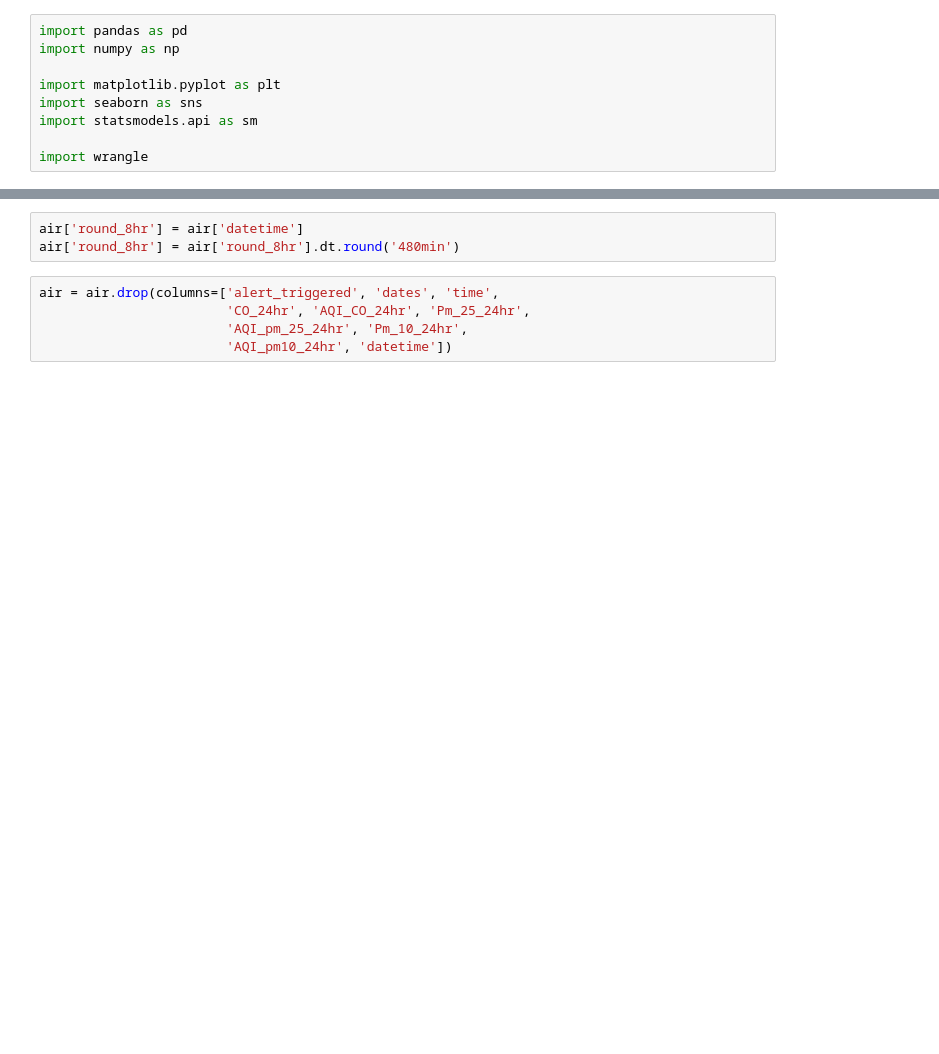
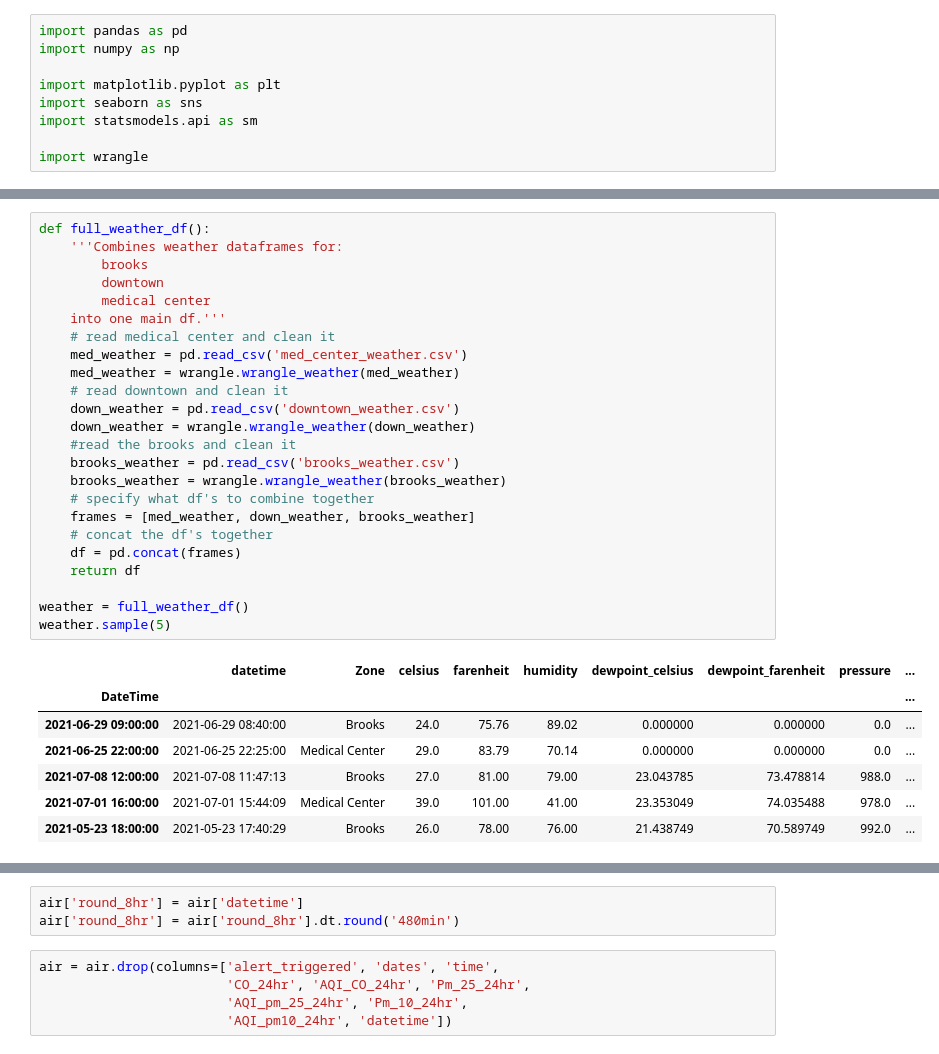
Before and after one commit to slc-data/2021-datathon, a Jupyter notebook: workbooks/caitlyn/air_rounding.ipynb, the cells around one changed output, grey strips where cells are left out. Cells and saved outputs as stored; diff of their text form; blank space fills up the shorter version.

```diff
--- a/workbooks/caitlyn/air_rounding.ipynb
+++ b/workbooks/caitlyn/air_rounding.ipynb
@@ -17,2 +104,34 @@ air.head(1)
+# %%
+def full_weather_df():
+    '''Combines weather dataframes for:
+        brooks
+        downtown
+        medical center
+    into one main df.'''
+    # read medical center and clean it
+    med_weather = pd.read_csv('med_center_weather.csv')
+    med_weather = wrangle.wrangle_weather(med_weather)
+    # read downtown and clean it
+    down_weather = pd.read_csv('downtown_weather.csv')
+    down_weather = wrangle.wrangle_weather(down_weather)
+    #read the brooks and clean it
+    brooks_weather = pd.read_csv('brooks_weather.csv')
+    brooks_weather = wrangle.wrangle_weather(brooks_weather)
+    # specify what df's to combine together
+    frames = [med_weather, down_weather, brooks_weather]
+    # concat the df's together
+    df = pd.concat(frames)
+    return df
+
+weather = full_weather_df()
+weather.sample(5)
+# %% [output]
+|  | datetime | Zone | celsius | farenheit | humidity | dewpoint_celsius | dewpoint_farenheit | pressure | ... |
+| DateTime |  |  |  |  |  |  |  |  | ... |
+| 2021-06-29 09:00:00 | 2021-06-29 08:40:00 | Brooks | 24.0 | 75.76 | 89.02 | 0.000000 | 0.000000 | 0.0 | ... |
+| 2021-06-25 22:00:00 | 2021-06-25 22:25:00 | Medical Center | 29.0 | 83.79 | 70.14 | 0.000000 | 0.000000 | 0.0 | ... |
+| 2021-07-08 12:00:00 | 2021-07-08 11:47:13 | Brooks | 27.0 | 81.00 | 79.00 | 23.043785 | 73.478814 | 988.0 | ... |
+| 2021-07-01 16:00:00 | 2021-07-01 15:44:09 | Medical Center | 39.0 | 101.00 | 41.00 | 23.353049 | 74.035488 | 978.0 | ... |
+| 2021-05-23 18:00:00 | 2021-05-23 17:40:29 | Brooks | 26.0 | 78.00 | 76.00 | 21.438749 | 70.589749 | 992.0 | ... |
 # %%
 air.SO2.value_counts()
```
Also changed, not shown: parts of 15 cells of this notebook.
